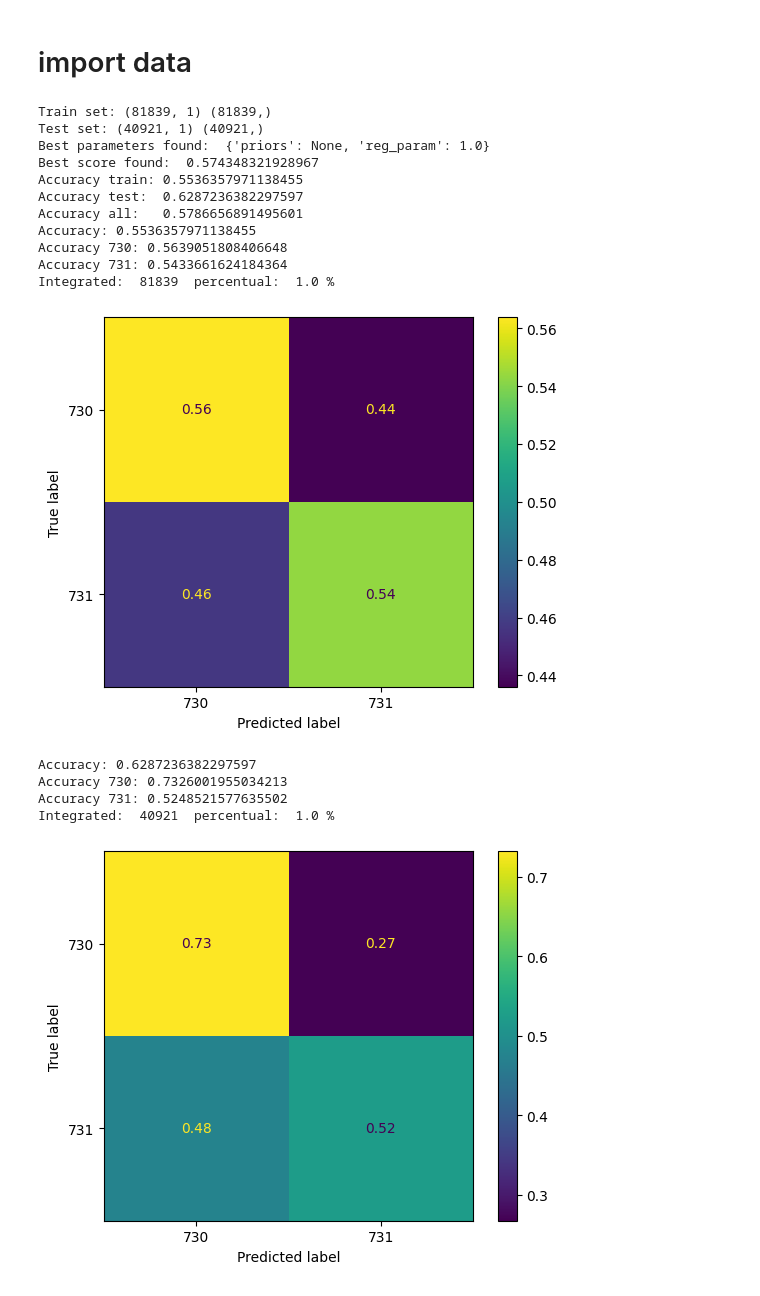
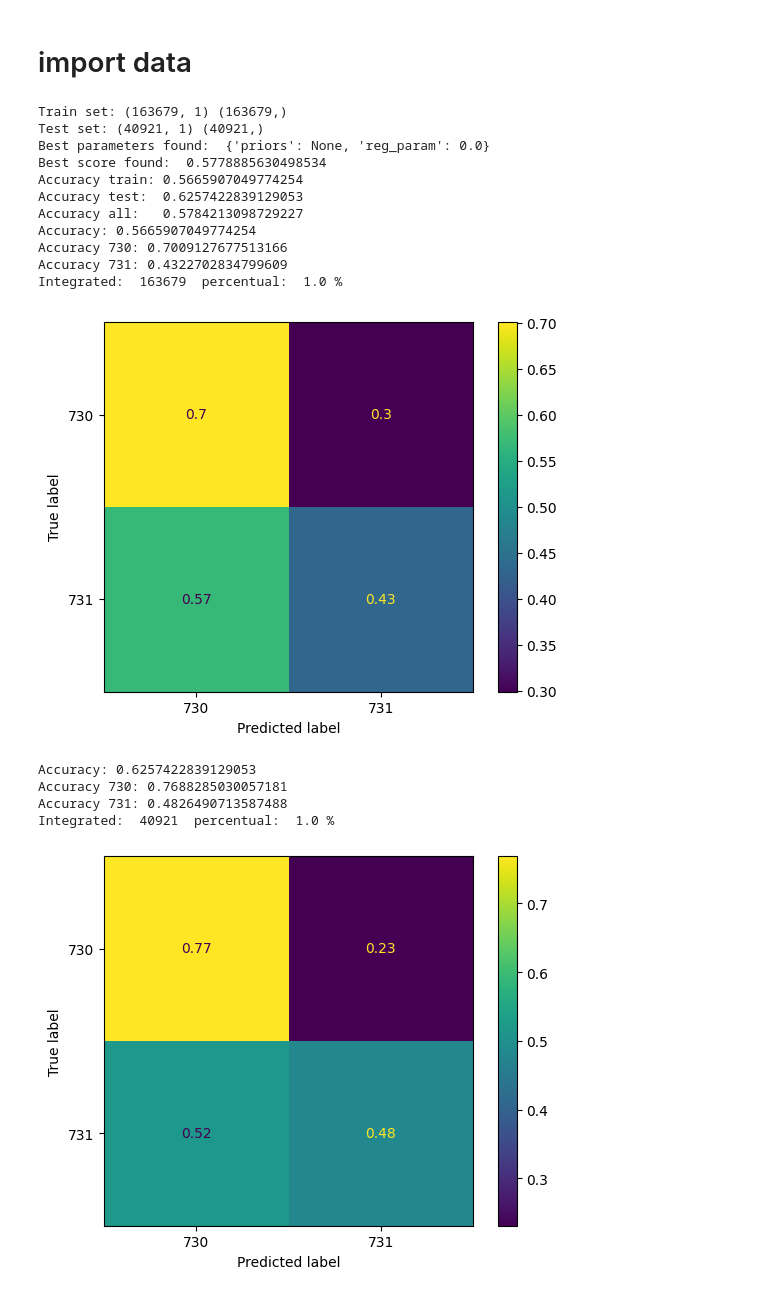
Before and after one commit to neurorobotics-iaslab/analysis_cvsa, a Jupyter notebook: end/create_qda_xdatasets.ipynb, the cells around one changed output. Saved outputs shown, nothing was run; the diff lists cells and outputs as text; code cells hidden in the pictures.

```diff
--- a/end/create_qda_xdatasets.ipynb
+++ b/end/create_qda_xdatasets.ipynb
@@ -106,8 +106,8 @@ def histo_prediction(X, model, bins_step, classes):
 # %% [markdown]
 # import data
 # %%
-subject = 'c7'
-day = '20250217'
+subject = 'i2'
+day = '20250227'
 max_dataset = 40
 for idx_dataset in range(1, max_dataset+1):
     path = '/home/paolo/cvsa_ws/record/' + subject + '/' + day + '/calibration/test/dataset/dataset' + str(idx_dataset) +'.mat'
@@ -188,46 +188,46 @@ for idx_dataset in range(1, max_dataset+1):
                 'nclasses': int(len(model_qda.classes_)),
                 'classlbs': model_qda.classes_.tolist(),
                 'nfeatures': int(model_qda.n_features_in_),
                 'chans': features_label,
                 'idchans': id_ch,
                 'note': 'idchans are saved in matlab convention, instead the names are correct',
                 'sampleRate': int(info['sampleRate']),
                 'band': band,
                 'filterOrder': int(info['filterOrder']),
                 'priors': model_qda.priors_.tolist(),
                 'means': model_qda.means_.tolist(),
                 'covs': [arr.tolist() for arr in model_qda.covariance_],
                 'rotations': [arr.tolist() for arr in model_qda.rotations_],
                 'scalings': [arr.tolist() for arr in model_qda.scalings_]
             }
         }
     }
 
     # Save parameters to a YAML file
     c_dir = os.getcwd()
     c_prev = os.path.abspath(os.path.join(c_dir, os.pardir))
     path2save = c_prev[0:20] + 'record/' + subject + '/' + day + '/calibration/test/classifier/classifier' + str(idx_dataset) + '.yaml'
 
     yaml = YAML()
     with open(path2save, 'w') as file:
         yaml.dump(model_params, file)
 
     print(path2save)
 # %% [output]
-Train set: (81839, 1) (81839,)
+Train set: (163679, 1) (163679,)
 Test set: (40921, 1) (40921,)
-Best parameters found:  {'priors': None, 'reg_param': 1.0}
-Best score found:  0.574348321928967
-Accuracy train: 0.5536357971138455
-Accuracy test:  0.6287236382297597
-Accuracy all:   0.5786656891495601
-Accuracy: 0.5536357971138455
-Accuracy 730: 0.5639051808406648
-Accuracy 731: 0.5433661624184364
-Integrated:  81839  percentual:  1.0 %
+Best parameters found:  {'priors': None, 'reg_param': 0.0}
+Best score found:  0.5778885630498534
+Accuracy train: 0.5665907049774254
+Accuracy test:  0.6257422839129053
+Accuracy all:   0.5784213098729227
+Accuracy: 0.5665907049774254
+Accuracy 730: 0.7009127677513166
+Accuracy 731: 0.4322702834799609
+Integrated:  163679  percentual:  1.0 %
-[figure, old version]
+[figure, new version]
-Accuracy: 0.6287236382297597
-Accuracy 730: 0.7326001955034213
-Accuracy 731: 0.5248521577635502
+Accuracy: 0.6257422839129053
+Accuracy 730: 0.7688285030057181
+Accuracy 731: 0.4826490713587488
 Integrated:  40921  percentual:  1.0 %
-[figure, old version]
+[figure, new version]
```
Also changed, not shown: parts of 1 cell of this notebook.
